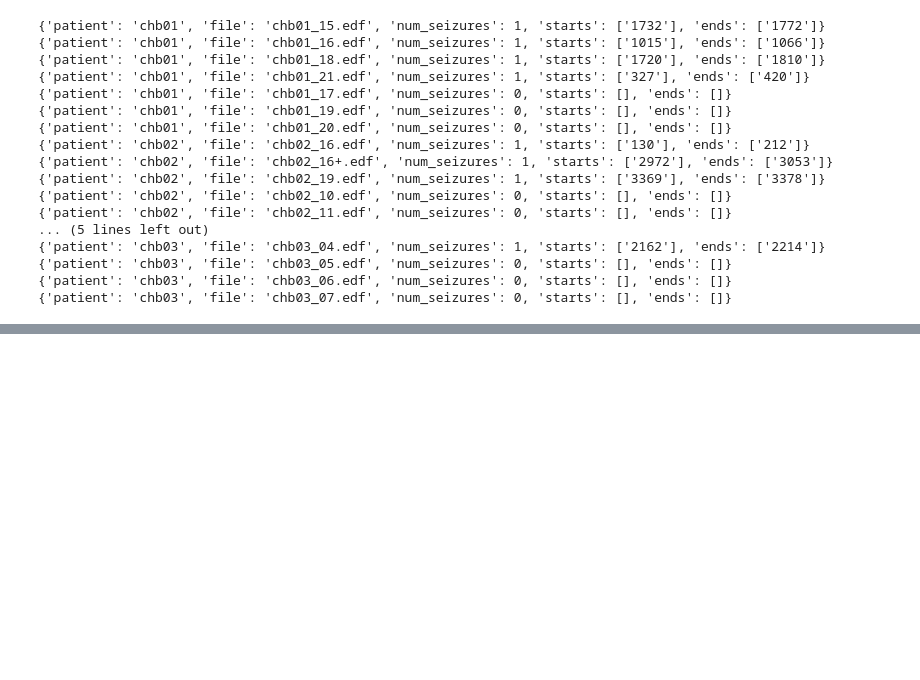
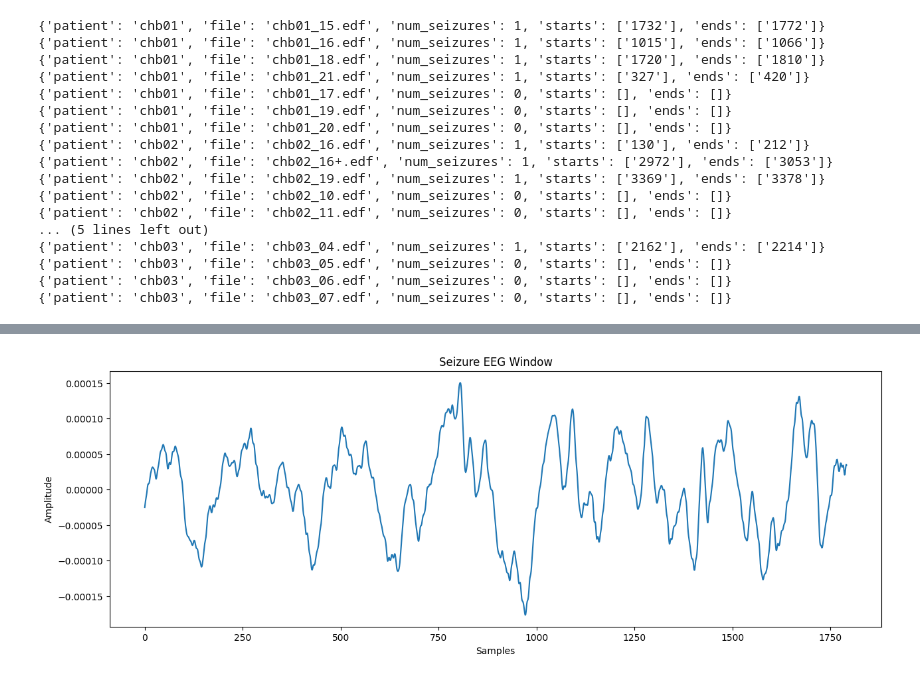
Before and after one commit to pinkprincess536/neurotriage, a Jupyter notebook: eeg.ipynb, the cells around one changed output, grey strips where cells are left out. Cells and saved outputs as stored; diff of their text form; code cells hidden in the pictures; blank space fills up the shorter version.

```diff
--- a/eeg.ipynb
+++ b/eeg.ipynb
@@ -359,0 +574,14 @@ for item in all_seizure_info:
+# %%
+seizure_index = np.where(y == 1)[0][0]
+
+plt.figure(figsize=(15,5))
+
+plt.plot(X[seizure_index][0])
+
+plt.title("Seizure EEG Window")
+plt.xlabel("Samples")
+plt.ylabel("Amplitude")
+
+plt.show()
+# %% [output]
+[figure, added]
```
Also changed, not shown: parts of 16 cells of this notebook.
